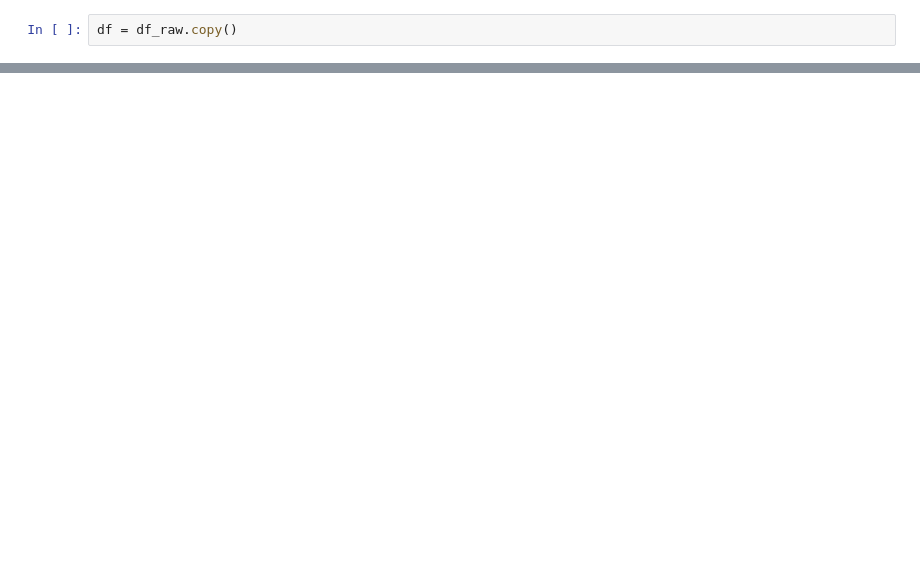
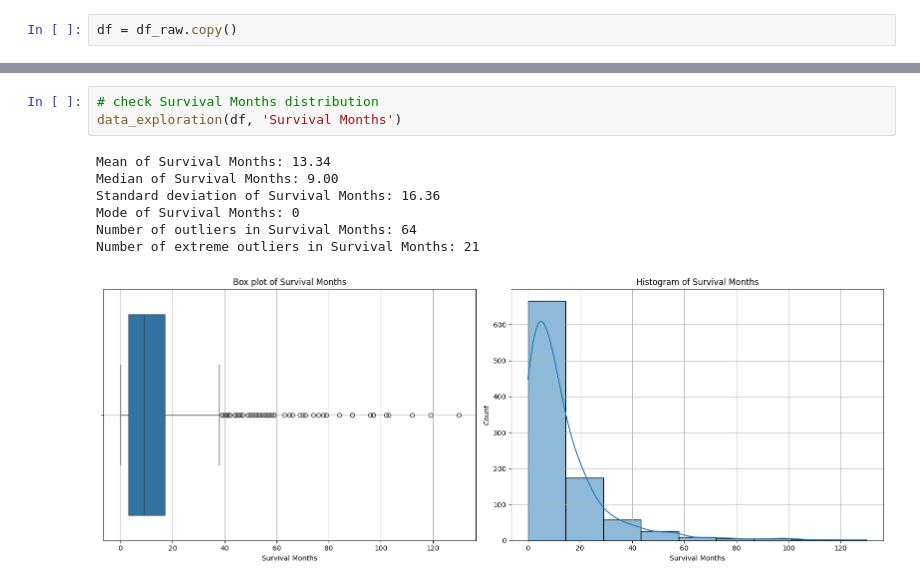
Before and after one commit to MSWinds/C-SCLC-PrognosisML, a Jupyter notebook: preprocessing.ipynb, the cells around one changed output, grey strips where cells are left out. Drawn from its saved outputs; the diff is of its cells as text; blank space fills up the shorter version.

```diff
--- a/preprocessing.ipynb
+++ b/preprocessing.ipynb
@@ -22,0 +22,11 @@ display(df.head(), df.shape)
+# %%
+# check Survival Months distribution
+data_exploration(df, 'Survival Months')
+# %% [output]
+Mean of Survival Months: 13.34
+Median of Survival Months: 9.00
+Standard deviation of Survival Months: 16.36
+Mode of Survival Months: 0
+Number of outliers in Survival Months: 64
+Number of extreme outliers in Survival Months: 21
+[figure, added]
```
Also changed, not shown: parts of 94 cells of this notebook, 1 other file.
